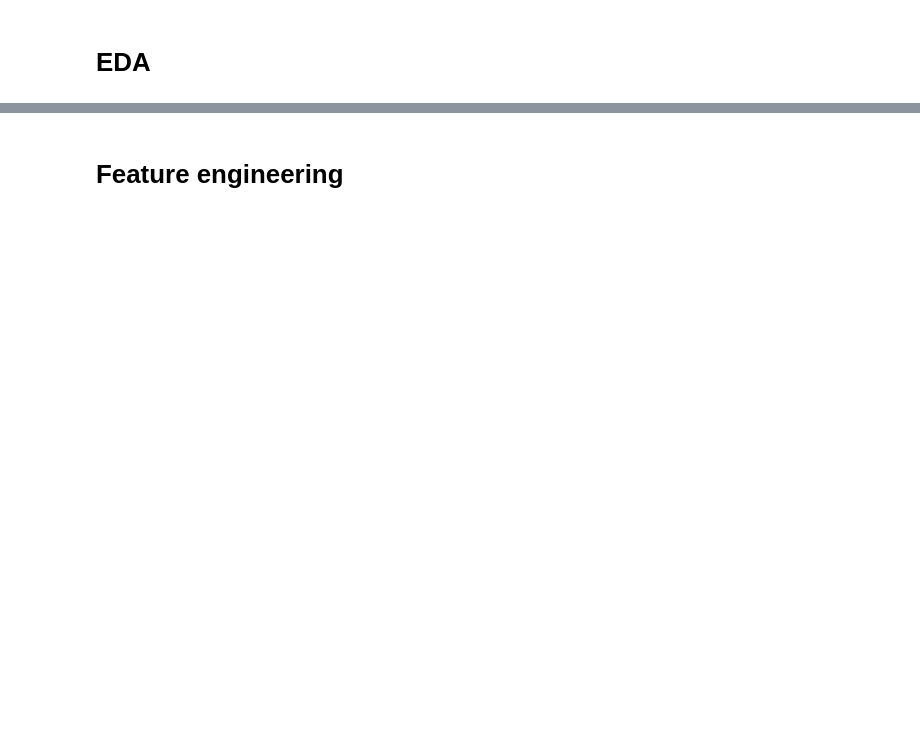
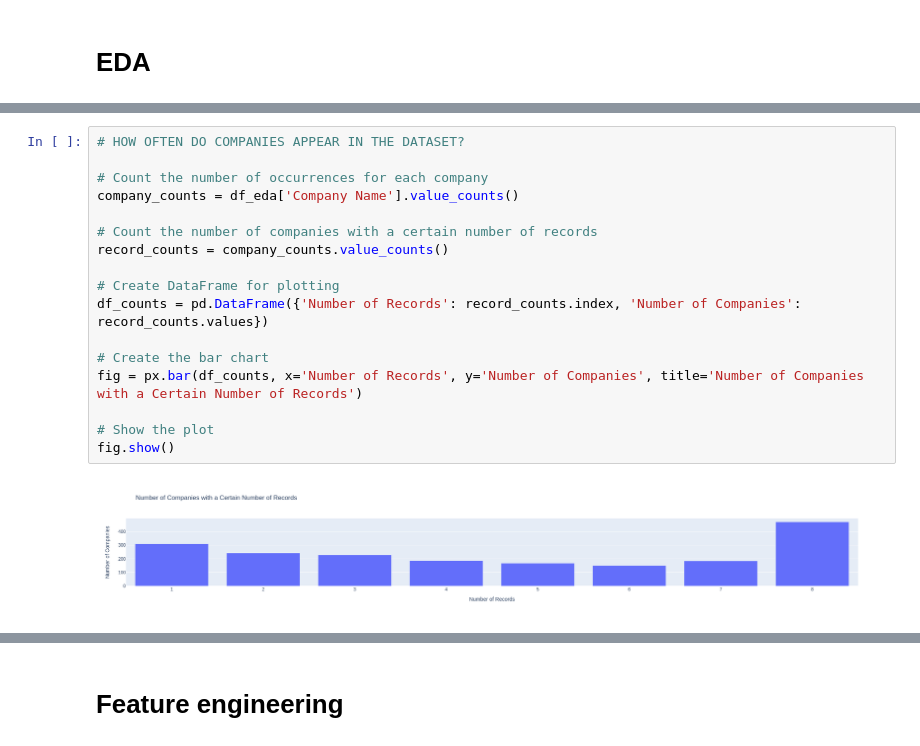
Before and after one commit to AdamPrzychodniPrivate/scope-3-emissions-prediction, a Jupyter notebook: notebooks/experiment.ipynb, the cells around one changed output, grey strips where cells are left out. Drawn from its saved outputs; the diff is of its cells as text; blank space fills up the shorter version.

```diff
--- a/notebooks/experiment.ipynb
+++ b/notebooks/experiment.ipynb
@@ -180,0 +197,19 @@ data_profiling(df_eda)
+# %%
+# HOW OFTEN DO COMPANIES APPEAR IN THE DATASET?
+
+# Count the number of occurrences for each company
+company_counts = df_eda['Company Name'].value_counts()
+
+# Count the number of companies with a certain number of records
+record_counts = company_counts.value_counts()
+
+# Create DataFrame for plotting
+df_counts = pd.DataFrame({'Number of Records': record_counts.index, 'Number of Companies': record_counts.values})
+
+# Create the bar chart
+fig = px.bar(df_counts, x='Number of Records', y='Number of Companies', title='Number of Companies with a Certain Number of Records')
+
+# Show the plot
+fig.show()
+# %% [output]
+[figure, added]
```
Also changed, not shown: parts of 24 cells of this notebook, 1 other file.
